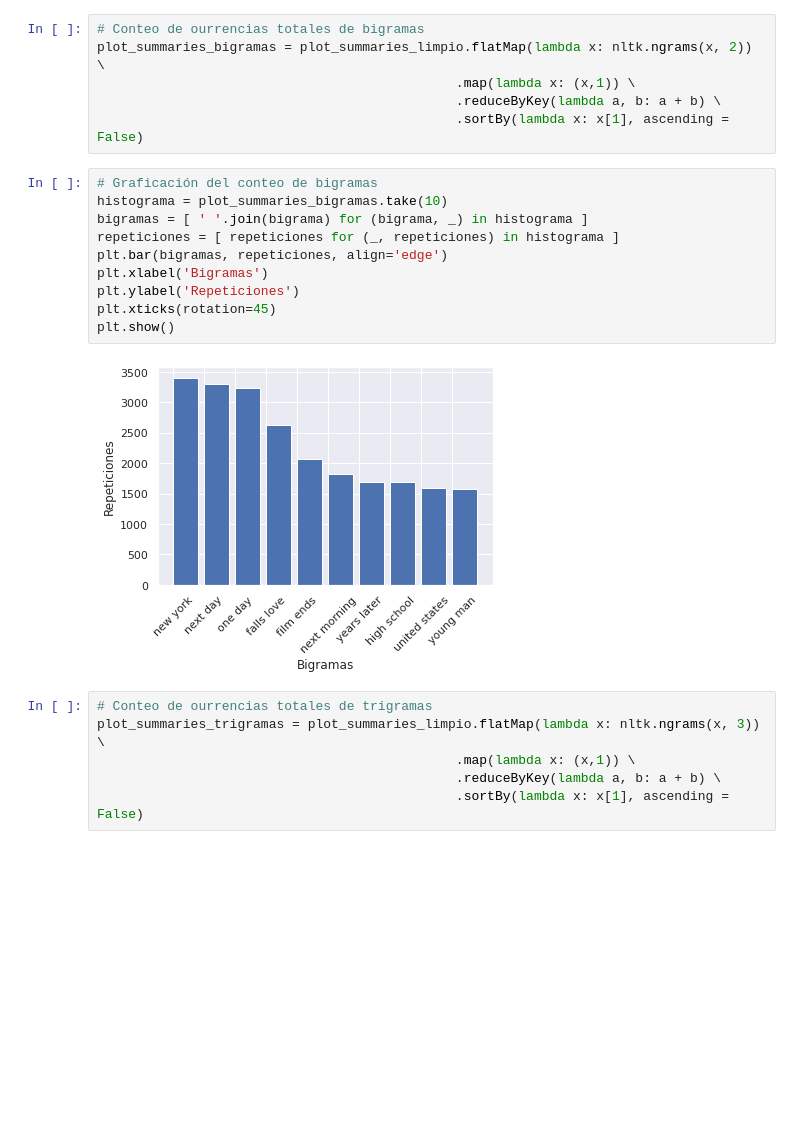
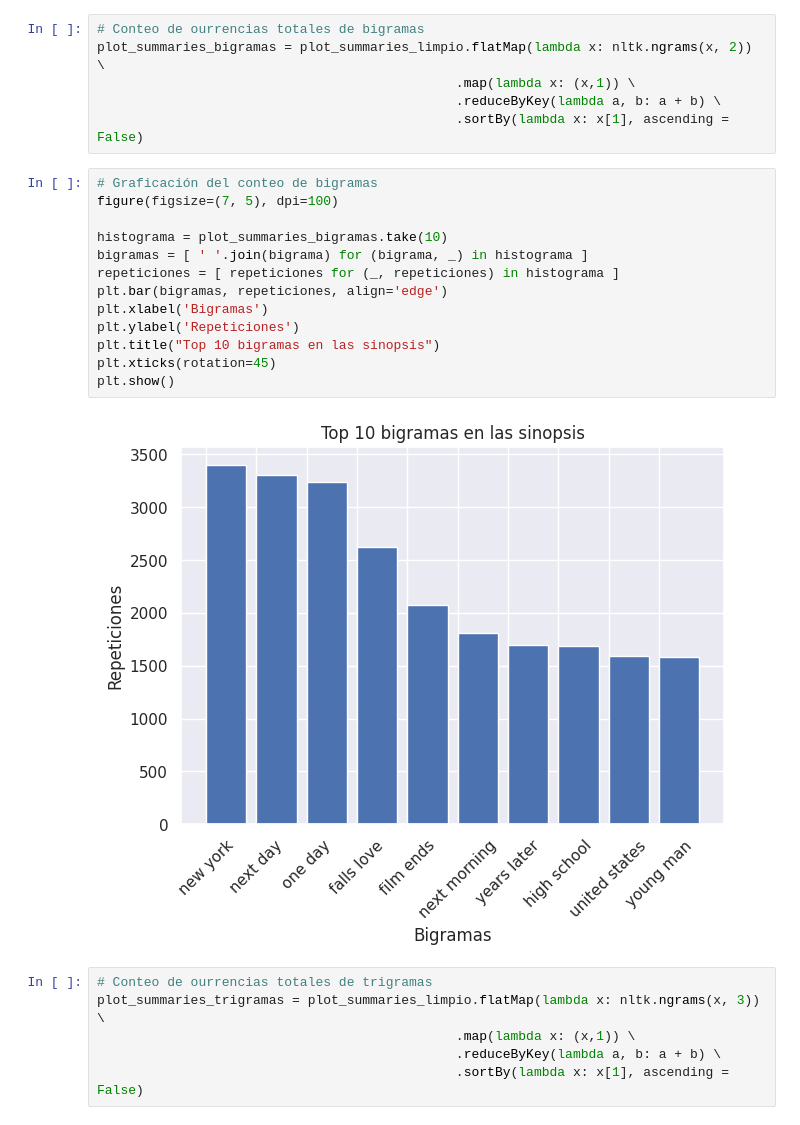
Before and after one commit to danielfrgs/2022_1-Datos-Masivos-I, a Jupyter notebook: Proyectos/P1/P1.ipynb, the cells around one changed output. Drawn from its saved outputs; the diff is of its cells as text; blank space fills up the shorter version.

```diff
--- a/Proyectos/P1/P1.ipynb
+++ b/Proyectos/P1/P1.ipynb
@@ -498,16 +498,19 @@ plot_summaries_bigramas = plot_summaries_limpio.flatMap(lambda x: nltk.ngrams(x,
                                               .sortBy(lambda x: x[1], ascending = False)
 # %%
 # Graficación del conteo de bigramas
+figure(figsize=(7, 5), dpi=100)
+
 histograma = plot_summaries_bigramas.take(10)
 bigramas = [ ' '.join(bigrama) for (bigrama, _) in histograma ]
 repeticiones = [ repeticiones for (_, repeticiones) in histograma ]
 plt.bar(bigramas, repeticiones, align='edge')
 plt.xlabel('Bigramas')
 plt.ylabel('Repeticiones')
+plt.title("Top 10 bigramas en las sinopsis")
 plt.xticks(rotation=45)
 plt.show()
 # %% [output]
-[figure, old version]
+[figure, new version]
 # %%
 # Conteo de ourrencias totales de trigramas
 plot_summaries_trigramas = plot_summaries_limpio.flatMap(lambda x: nltk.ngrams(x, 3)) \
```
Also changed, not shown: parts of 40 cells of this notebook.
